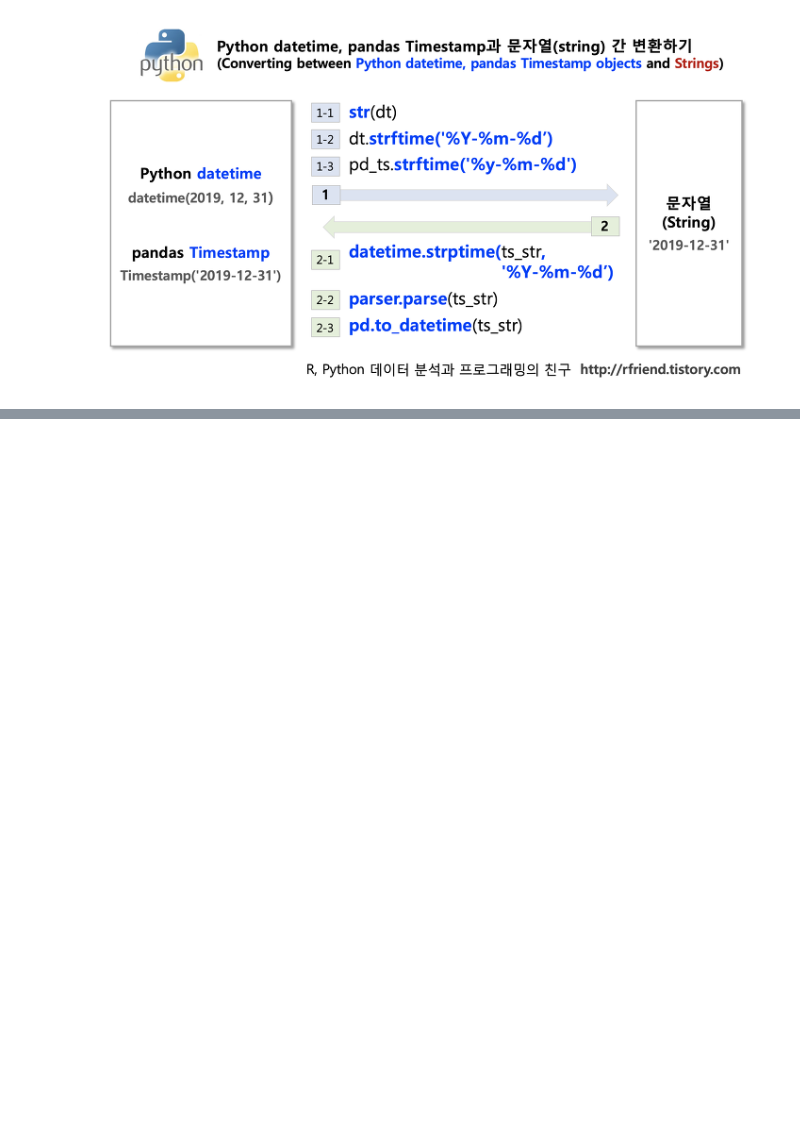
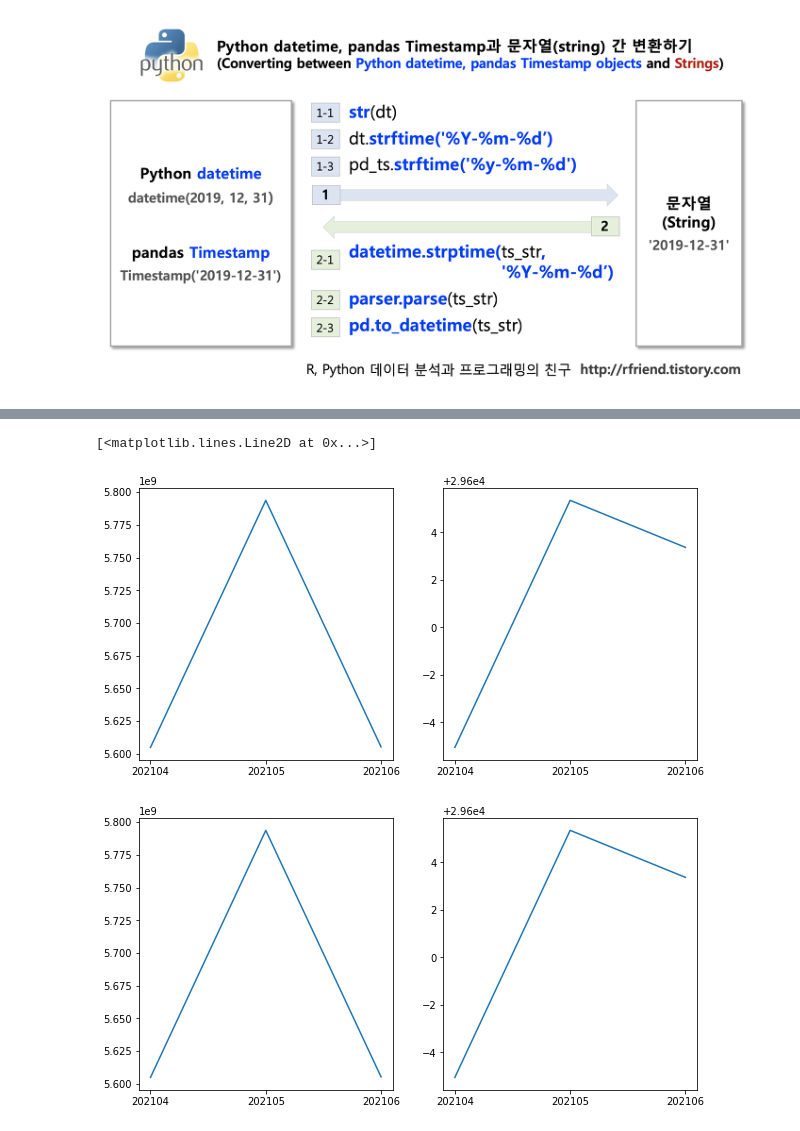
Before and after one commit to kiyong21c/PythonML, a Jupyter notebook: 20221110_Union.ipynb, the cells around one changed output, grey strips where cells are left out. Drawn from its saved outputs; the diff is of its cells as text; code cells hidden in the pictures; blank space fills up the shorter version.

```diff
--- a/20221110_Union.ipynb
+++ b/20221110_Union.ipynb
@@ -480,0 +661,16 @@ Name: order_accept_date, Length: 574435, dtype: object
+# %%
+# Object_oriented plot
+fig, axes = plt.subplots(1, 2, figsize=(10, 5))
+axes[0].plot(month_data.sum())
+axes[1].plot(month_data.mean())
+
+# State_based같이 plt.figure로 시작했지만 각각에 축을 변수로 지정해서 Object_oriented처럼 사용 가능
+plt.figure(figsize=(10, 5))
+ax1 = plt.subplot(1, 2, 1)
+ax2 = plt.subplot(1, 2, 2)
+ax1.plot(month_data.sum())
+ax2.plot(month_data.mean())
+# %% [output]
+[<matplotlib.lines.Line2D at 0x...>]
+[figure, added]
+[figure, added]
```
Also changed, not shown: parts of 14 cells of this notebook.
